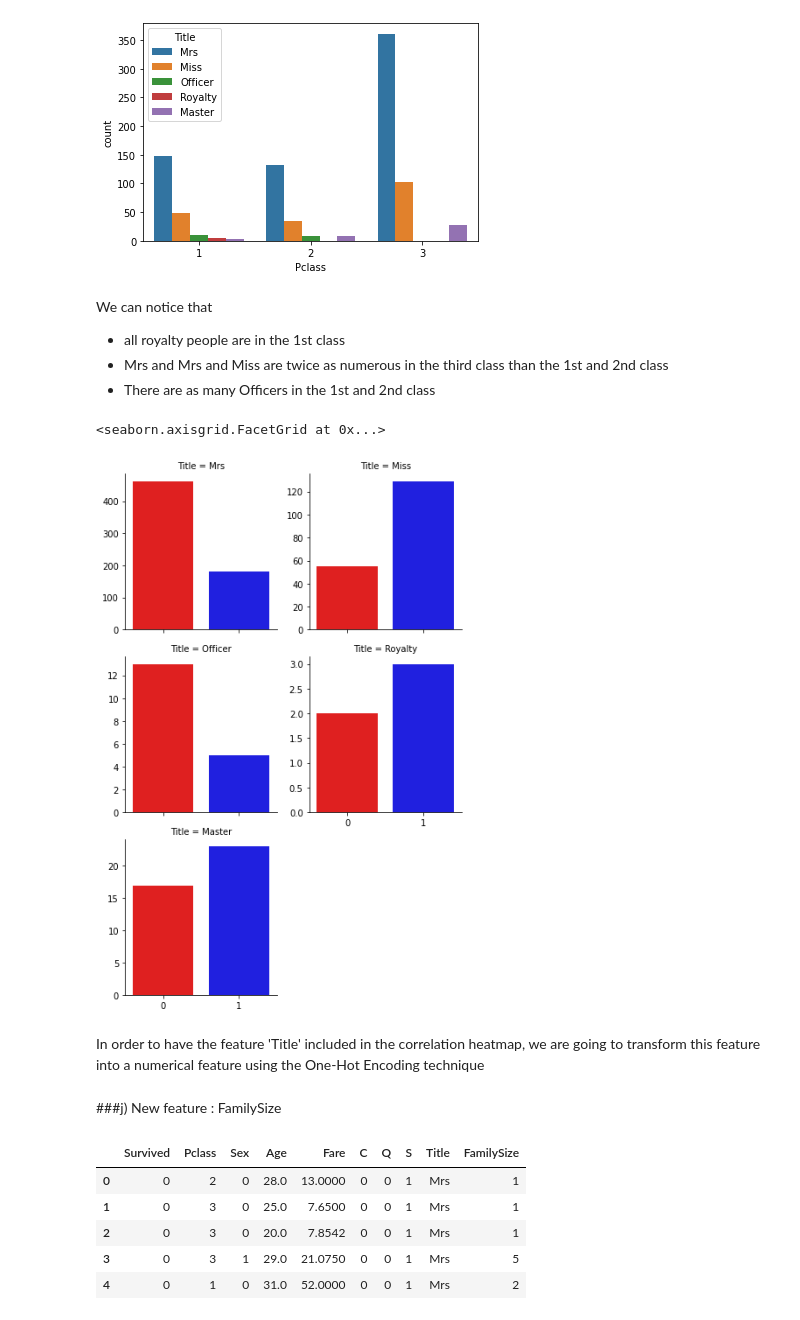
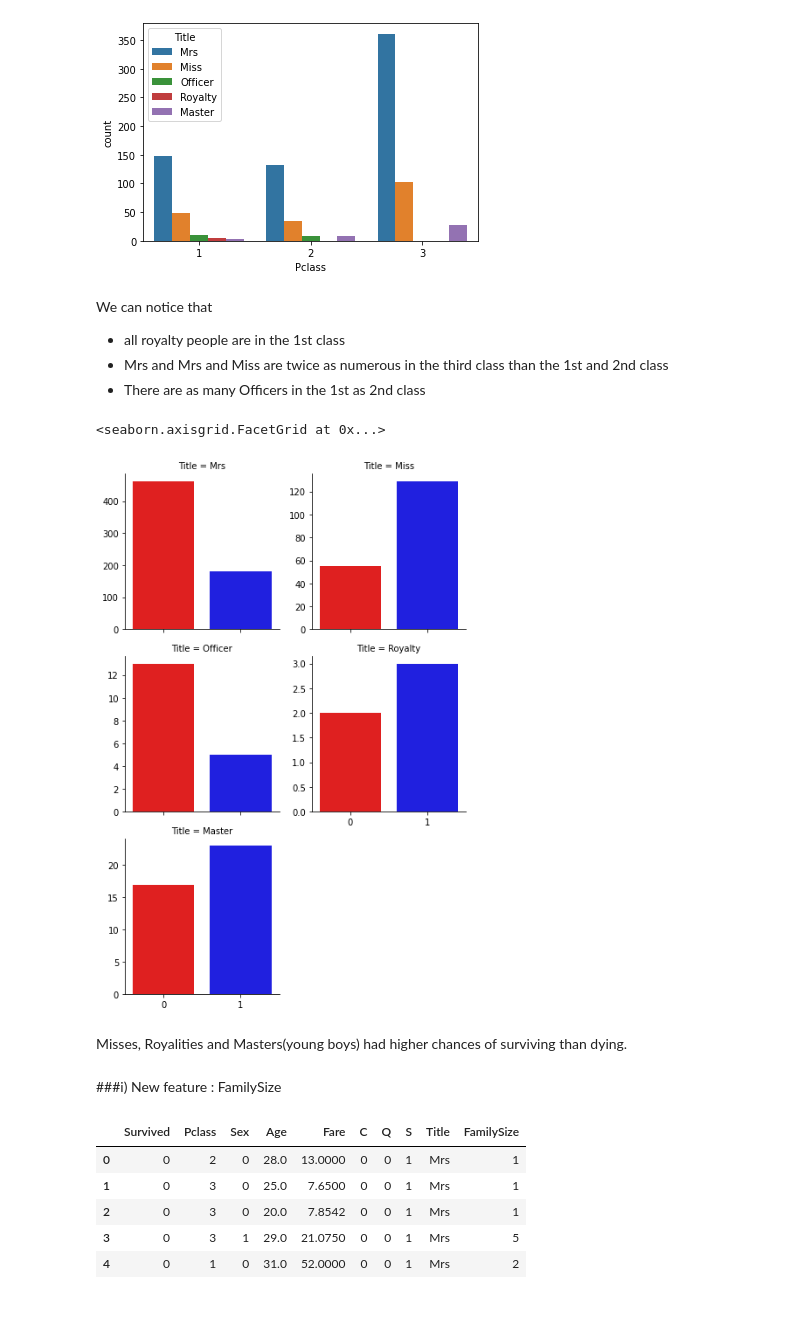
Before and after one commit to nounou-mimi/SIC-checkpoints, a Jupyter notebook: checkpoint3.ipynb, the cells around one changed output. Saved outputs shown, nothing was run; the diff lists cells and outputs as text; code cells hidden in the pictures.

```diff
--- a/checkpoint3.ipynb
+++ b/checkpoint3.ipynb
@@ -655,17 +708,18 @@ sns.countplot(x='Pclass',hue='Title',data=data)
 We can notice that
 * all royalty people are in the 1st class
 * Mrs and Mrs and Miss are twice as numerous in the third class than the 1st and 2nd class
-* There are as many Officers in the 1st and 2nd class
+* There are as many Officers in the 1st as 2nd class
 # %%
 g=sns.FacetGrid(data=data,col='Title',height=3,col_wrap=2, sharey=False)
-g.map_dataframe(sns.countplot,x='Survived',palette=['red','blue'])
+g.map_dataframe(sns.countplot,x='Survived',palette={0:'red',1:'blue'})
+g.add_legend()
 # %% [output]
 <seaborn.axisgrid.FacetGrid at 0x...>
-[figure, old version]
+[figure, new version]
-# %% [markdown]
-In order to have the feature 'Title' included in the correlation heatmap, we are going to transform this feature into a numerical feature using the One-Hot Encoding technique
+# %% [markdown]
+Misses, Royalities and Masters(young boys) had higher chances of surviving than dying.
 # %% [markdown]
-###j) New feature : FamilySize
+###i) New feature : FamilySize
 # %%
 data['FamilySize']=data['Parch']+data['SibSp']+1
 data.drop(['Parch','SibSp'],axis=1,inplace=True)
```
Also changed, not shown: parts of 33 cells of this notebook.
